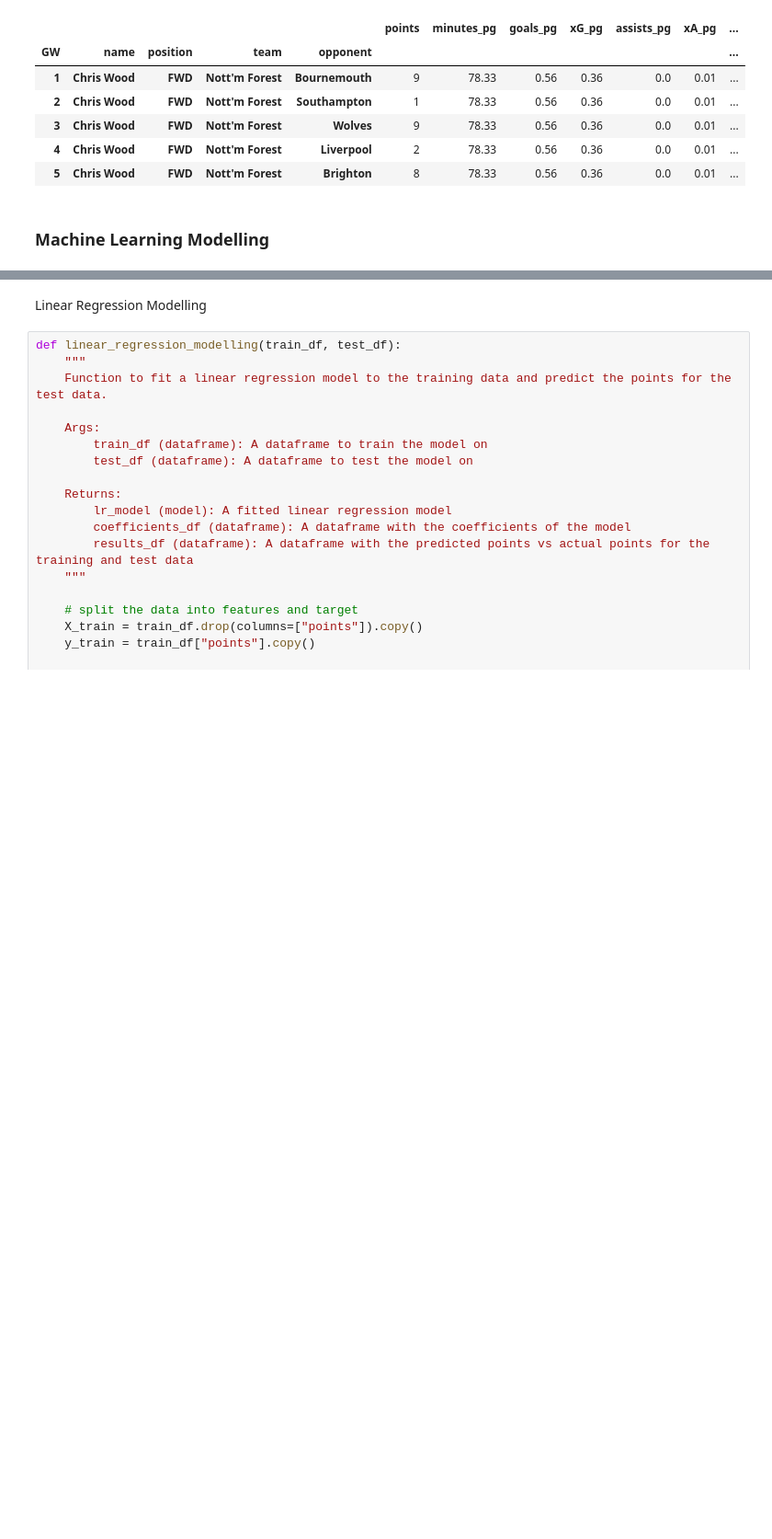
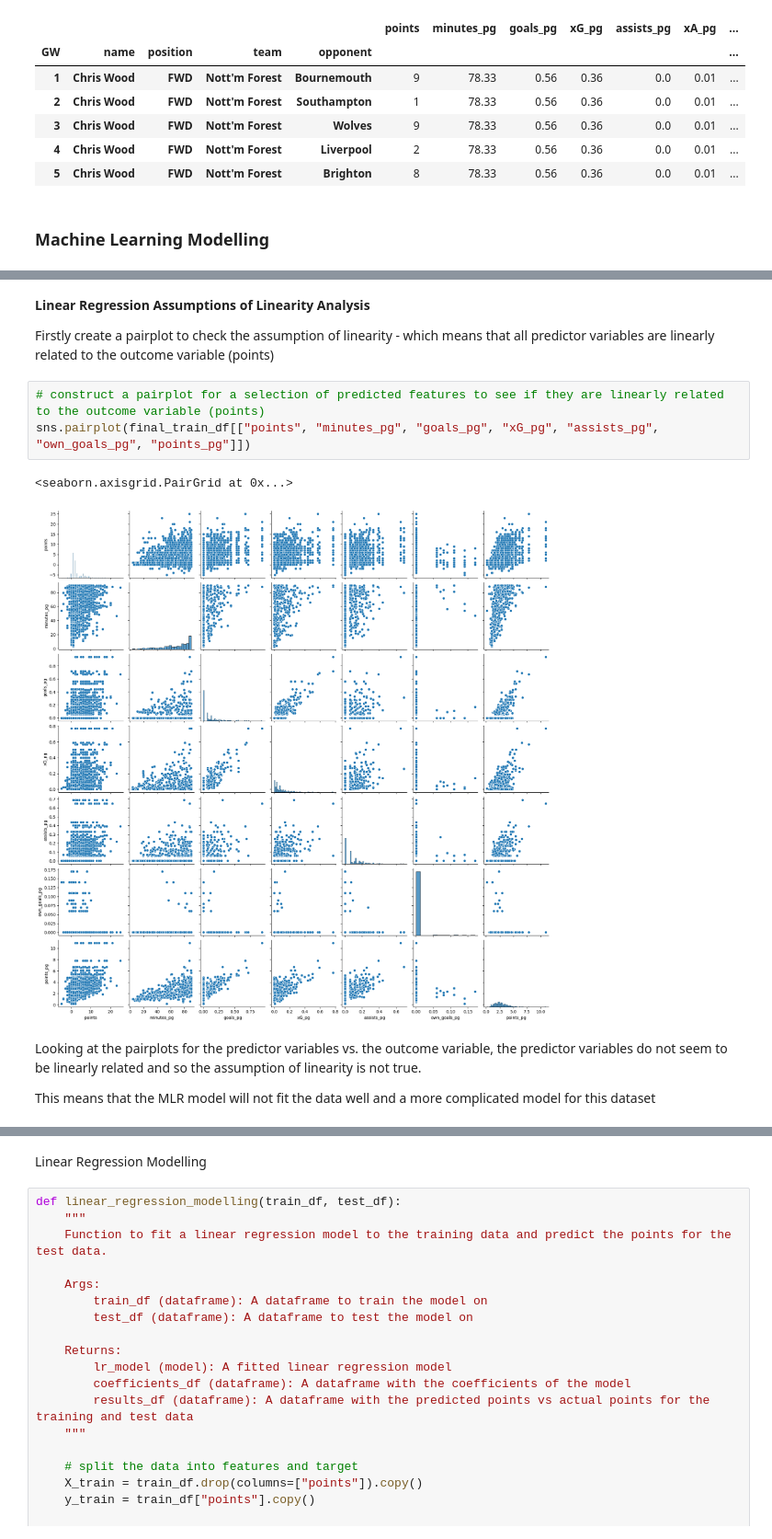
Before and after one commit to mattfurey1/fpl_points_predictor, a Jupyter notebook: project.ipynb, the cells around one changed output, grey strips where cells are left out. Shown at 92% size. Cells and saved outputs as stored; diff of their text form; blank space fills up the shorter version.

Commit message:
more documentation on mlr assumptions

```diff
--- a/project.ipynb
+++ b/project.ipynb
@@ -970,0 +977,14 @@ sns.pairplot(final_train_df[["points", "minutes_pg", "goals_pg"]])
+# %% [markdown]
+**Linear Regression Assumptions of Linearity Analysis**
+
+Firstly create a pairplot to check the assumption of linearity - which means that all predictor variables are linearly related to the outcome variable (points)
+# %%
+# construct a pairplot for a selection of predicted features to see if they are linearly related to the outcome variable (points)
+sns.pairplot(final_train_df[["points", "minutes_pg", "goals_pg", "xG_pg", "assists_pg", "own_goals_pg", "points_pg"]])
+# %% [output]
+<seaborn.axisgrid.PairGrid at 0x...>
+[figure, added]
+# %% [markdown]
+Looking at the pairplots for the predictor variables vs. the outcome variable, the predictor variables do not seem to be linearly related and so the assumption of linearity is not true.
+
+This means that the MLR model will not fit the data well and a more complicated model for this dataset
```
Also changed, not shown: parts of 10 cells of this notebook.
